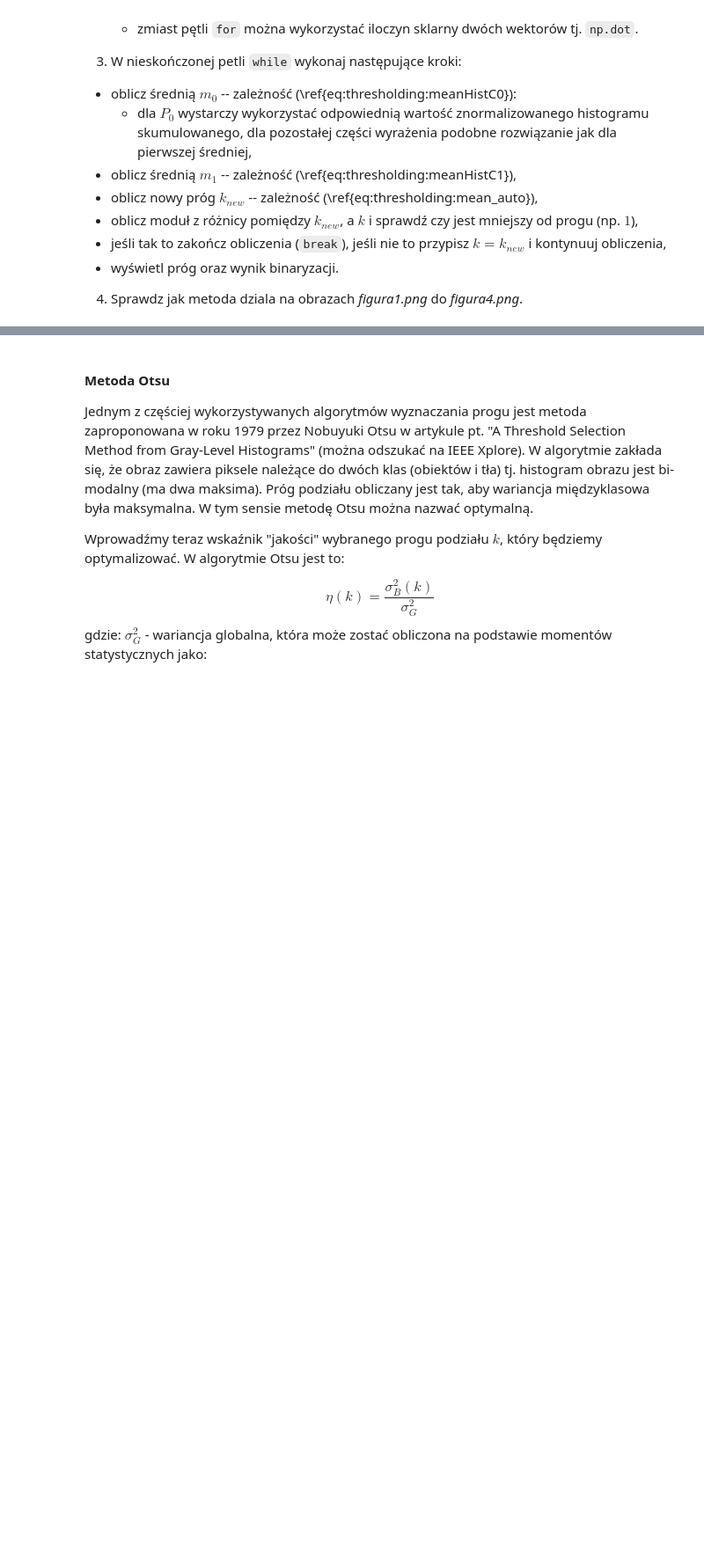
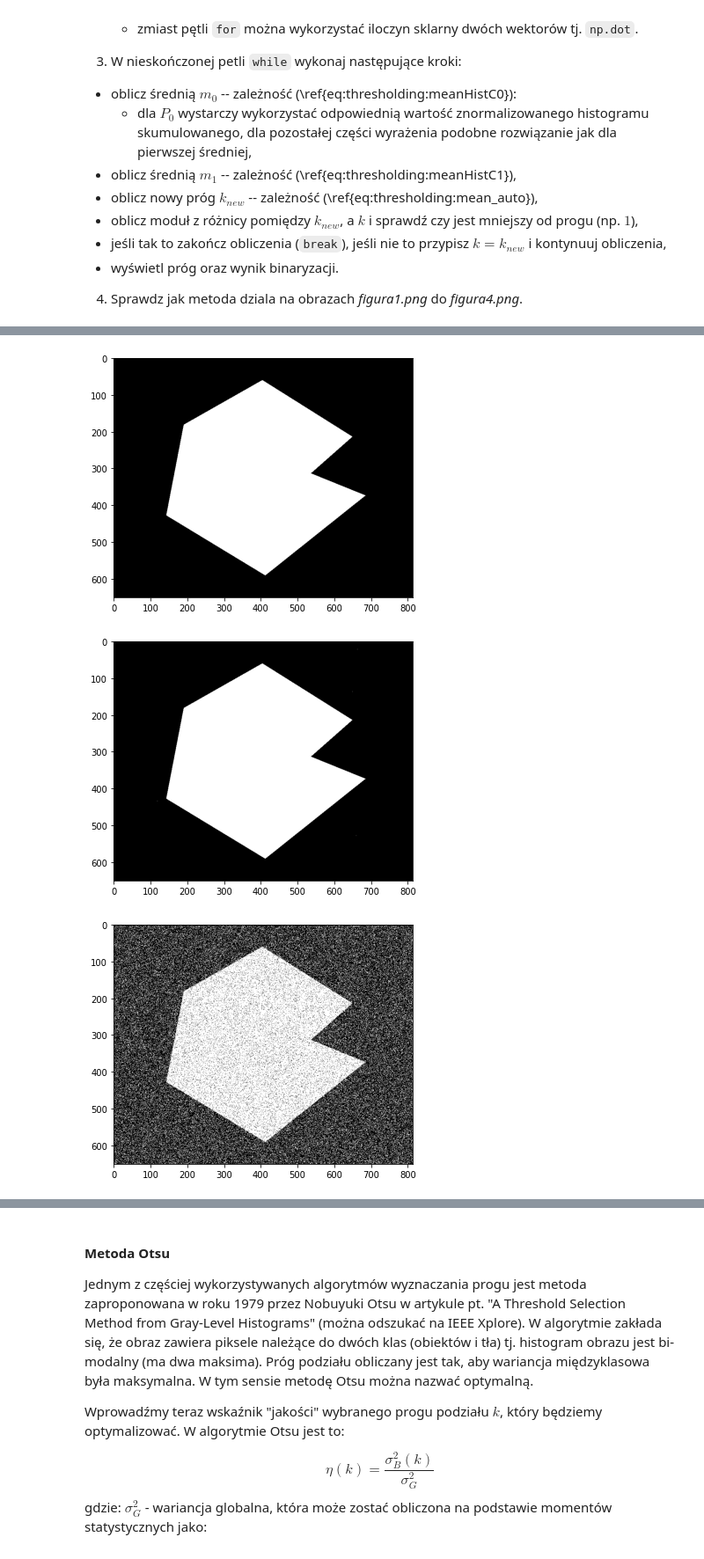
Before and after one commit to RysiekPrecikowski/WDCPO, a Jupyter notebook: lab4.ipynb, the cells around one changed output, grey strips where cells are left out. Shown at 88% size. Cells and saved outputs as stored; diff of their text form; code cells hidden in the pictures; blank space fills up the shorter version.

```diff
--- a/lab4.ipynb
+++ b/lab4.ipynb
@@ -247,0 +272,10 @@ m_G = \sum_{i=0}^{L-1} ip_i
+# %%
+for fig in figures:
+    threshold = auto_bin(fig)
+
+    plt.imshow(binarize(fig, threshold), 'gray')
+    plt.show()
+# %% [output]
+[figure, added]
+[figure, added]
+[figure, added]
```
Also changed, not shown: parts of 4 cells of this notebook.
